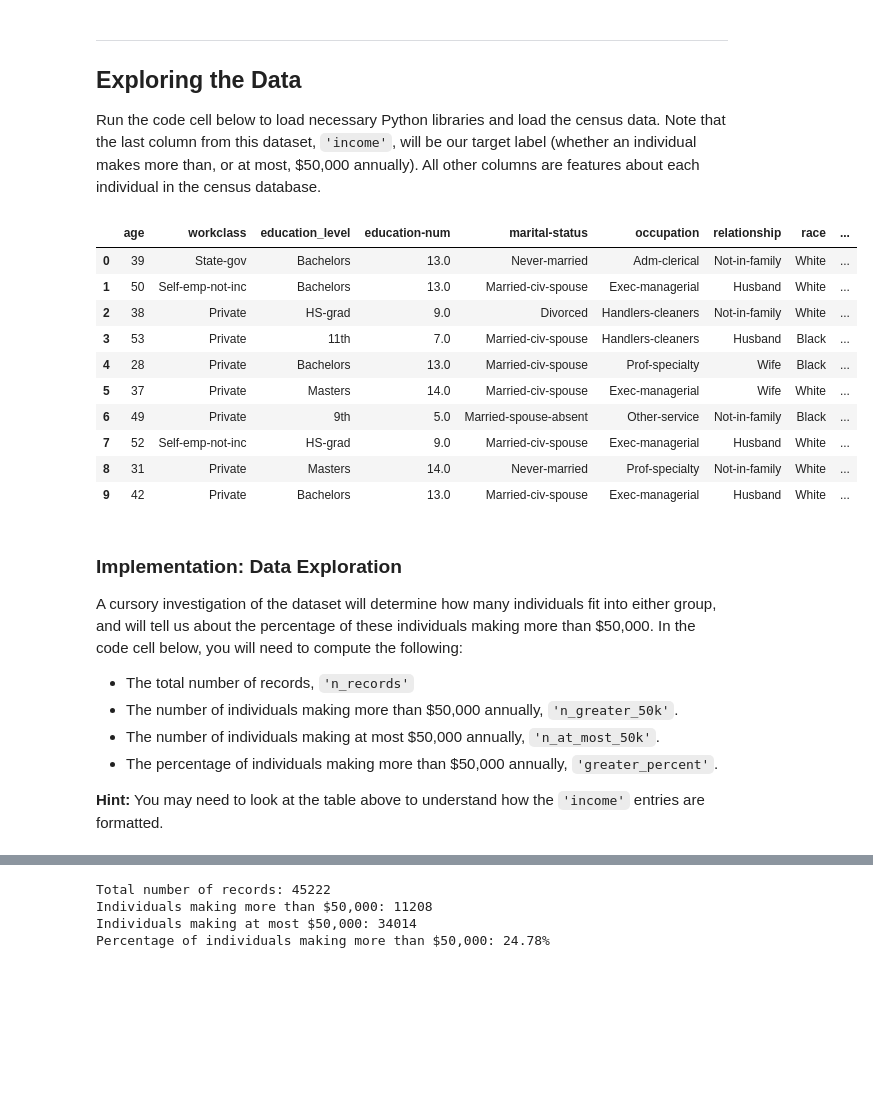
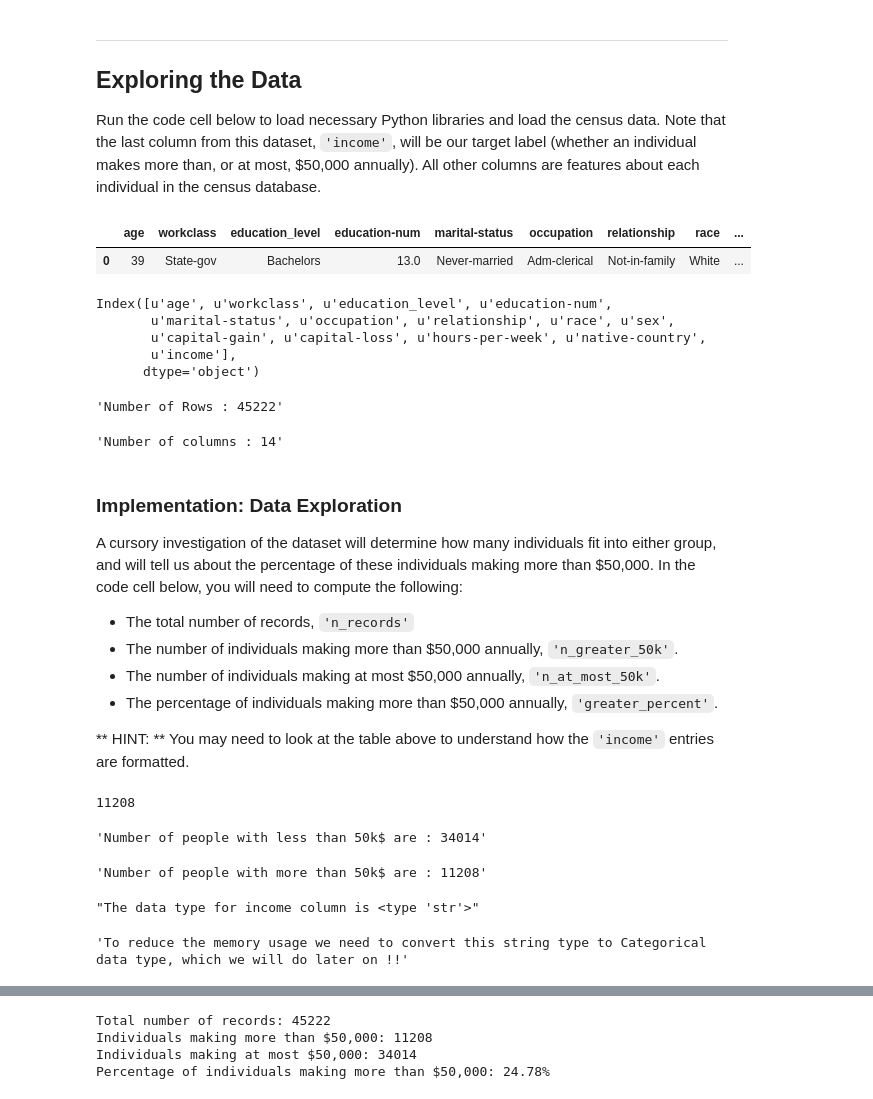
Before and after one commit to Imsharad/Machine-Learning-NanoDegree, a Jupyter notebook: Finding_Donors/finding_donors.ipynb, the cells around one changed output, grey strips where cells are left out. Cells and saved outputs as stored; diff of their text form; code cells hidden in the pictures; blank space fills up the shorter version.

```diff
--- a/Finding_Donors/finding_donors.ipynb
+++ b/Finding_Donors/finding_donors.ipynb
@@ -21,33 +22,36 @@ Run the code cell below to load necessary Python libraries and load the census d
 # %%
 # Import libraries necessary for this project
 import numpy as np
 import pandas as pd
 from time import time
 from IPython.display import display # Allows the use of display() for DataFrames
 
 # Import supplementary visualization code visuals.py
 import visuals as vs
 
 # Pretty display for notebooks
 %matplotlib inline
 
 # Load the Census dataset
 data = pd.read_csv("census.csv")
 
 # Success - Display the first record
-display(data.head(n=10))
+display(data.head(n=1))
 # %% [output]
 |  | age | workclass | education_level | education-num | marital-status | occupation | relationship | race | ... |
 | 0 | 39 | State-gov | Bachelors | 13.0 | Never-married | Adm-clerical | Not-in-family | White | ... |
-| 1 | 50 | Self-emp-not-inc | Bachelors | 13.0 | Married-civ-spouse | Exec-managerial | Husband | White | ... |
-| 2 | 38 | Private | HS-grad | 9.0 | Divorced | Handlers-cleaners | Not-in-family | White | ... |
-| 3 | 53 | Private | 11th | 7.0 | Married-civ-spouse | Handlers-cleaners | Husband | Black | ... |
-| 4 | 28 | Private | Bachelors | 13.0 | Married-civ-spouse | Prof-specialty | Wife | Black | ... |
-| 5 | 37 | Private | Masters | 14.0 | Married-civ-spouse | Exec-managerial | Wife | White | ... |
-| 6 | 49 | Private | 9th | 5.0 | Married-spouse-absent | Other-service | Not-in-family | Black | ... |
-| 7 | 52 | Self-emp-not-inc | HS-grad | 9.0 | Married-civ-spouse | Exec-managerial | Husband | White | ... |
-| 8 | 31 | Private | Masters | 14.0 | Never-married | Prof-specialty | Not-in-family | White | ... |
-| 9 | 42 | Private | Bachelors | 13.0 | Married-civ-spouse | Exec-managerial | Husband | White | ... |
+# %%
+display(data.columns)
+display(("Number of Rows : {}").format(data.shape[0]))
+display(("Number of columns : {}").format(data.shape[1]))
+# %% [output]
+Index([u'age', u'workclass', u'education_level', u'education-num',
+       u'marital-status', u'occupation', u'relationship', u'race', u'sex',
+       u'capital-gain', u'capital-loss', u'hours-per-week', u'native-country',
+       u'income'],
+      dtype='object')
+'Number of Rows : 45222'
+'Number of columns : 14'
 # %% [markdown]
 ### Implementation: Data Exploration
 A cursory investigation of the dataset will determine how many individuals fit into either group, and will tell us about the percentage of these individuals making more than \$50,000. In the code cell below, you will need to compute the following:
@@ -56,4 +60,20 @@ A cursory investigation of the dataset will determine how many individuals fit i
 - The number of individuals making at most \$50,000 annually, `'n_at_most_50k'`.
 - The percentage of individuals making more than \$50,000 annually, `'greater_percent'`.
 
-**Hint:** You may need to look at the table above to understand how the `'income'` entries are formatted.
+** HINT: ** You may need to look at the table above to understand how the `'income'` entries are formatted.
+# %%
+data.income.value_counts()[1]
+# %% [output]
+11208
+# %%
+display(('Number of people with less than 50k$ are : {}').format(data.income.value_counts()[0]))
+display(('Number of people with more than 50k$ are : {}').format(data.income.value_counts()[1]))
+# %% [output]
+'Number of people with less than 50k$ are : 34014'
+'Number of people with more than 50k$ are : 11208'
+# %%
+display(("The data type for income column is {}").format(type(data.income[0])))
+display("To reduce the memory usage we need to convert this string type to Categorical data type, which we will do later on !!")
+# %% [output]
+"The data type for income column is <type 'str'>"
+'To reduce the memory usage we need to convert this string type to Categorical data type, which we will do later on !!'
```
Also changed, not shown: parts of 60 cells of this notebook.
